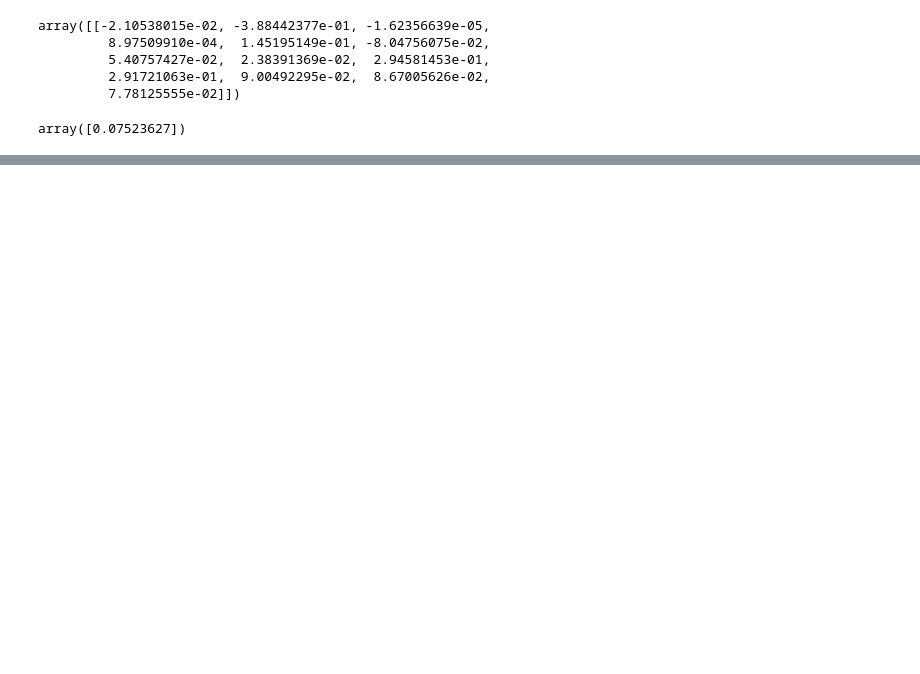
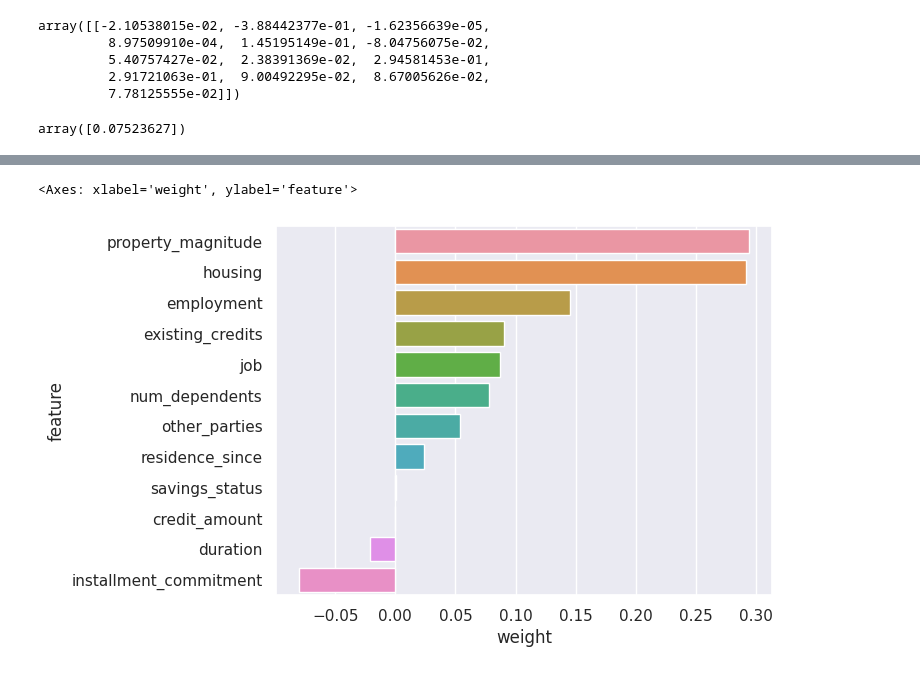
Before and after one commit to raghusahoo/credit_risk, a Jupyter notebook: credit_risk.ipynb, the cells around one changed output, grey strips where cells are left out. Saved outputs shown, nothing was run; the diff lists cells and outputs as text; code cells hidden in the pictures; blank space fills up the shorter version.

```diff
--- a/credit_risk.ipynb
+++ b/credit_risk.ipynb
@@ -253,3 +254,7 @@ y = credit_risk_df.iloc[:,-1]
 # %%
 from sklearn.model_selection import train_test_split
 x_train,x_test,y_train,y_test = train_test_split(x,y,test_size=0.2,random_state=42)
+# %%
+from sklearn.tree import DecisionTreeClassifier
+tree_classifier = DecisionTreeClassifier(criterion='entropy',max_depth=4,min_samples_leaf=2)
+tree_classifier.fit(x_train,y_train)
@@ -291,0 +303,3 @@ AttributeError: 'numpy.ndarray' object has no attribute 'get'
+# %%
+cols = x_train.columns.tolist()
+cols
@@ -291,0 +320,9 @@ AttributeError: 'numpy.ndarray' object has no attribute 'get'
+# %%
+n = (len(lr.coef_))
+weight_df = pd.DataFrame({'feature':cols,'weight':lr.coef_.tolist()[0]})
+# %%
+plt.Figure(figsize=(10,5))
+sns.barplot(data=(weight_df.sort_values('weight',ascending=False)).head(12),x='weight',y='feature')
+# %% [output]
+<Axes: xlabel='weight', ylabel='feature'>
+[figure, added]
```
Also changed, not shown: parts of 9 cells of this notebook.
